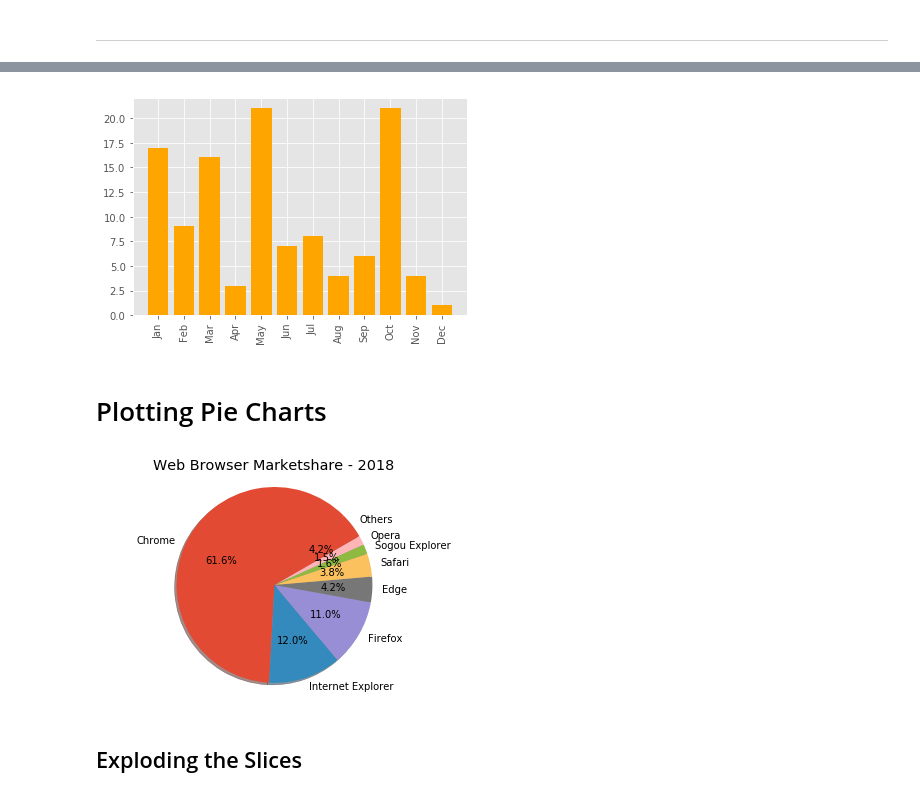
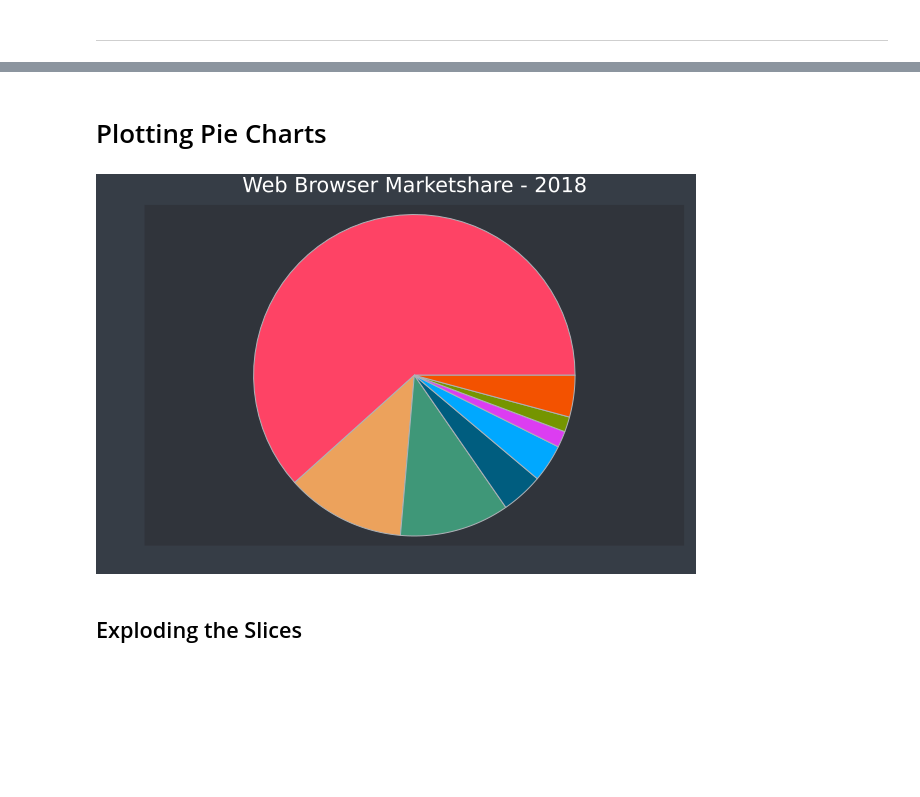
Before and after one commit to setrar/ml, a Jupyter notebook: ISBN-9781119545637/Python Machine Learning Source Code/Chapter 4 - matplotlib.jl.ipynb, the cells around one changed output, grey strips where cells are left out. Saved outputs shown, nothing was run; the diff lists cells and outputs as text; code cells hidden in the pictures; blank space fills up the shorter version.

```diff
--- a/ISBN-9781119545637/Python Machine Learning Source Code/Chapter 4 - matplotlib.jl.ipynb
+++ b/ISBN-9781119545637/Python Machine Learning Source Code/Chapter 4 - matplotlib.jl.ipynb
@@ -195,16 +197,3 @@ plt.show()
-# %%
-%matplotlib inline
-import matplotlib.pyplot as plt
-
-rainfall = [17,9,16,3,21,7,8,4,6,21,4,1]
-months = ['Jan','Feb','Mar','Apr','May','Jun',
-          'Jul','Aug','Sep','Oct','Nov','Dec']
-
-plt.bar(range(len(rainfall)), rainfall, align='center', color='orange' )
-plt.xticks(range(len(rainfall)), months, rotation='vertical')
-plt.show()
-# %% [output]
-[figure, removed]
 # %% [markdown]
 # Plotting Pie Charts
 # %%
@@ -214,28 +203,27 @@ marketshare = [61.64, 11.98, 11.02, 4.23, 3.79, 1.63, 1.52, 4.19]
-# %%
-%matplotlib inline
-import matplotlib.pyplot as plt
-
-labels      = ["Chrome", "Internet Explorer",
-               "Firefox", "Edge","Safari",
-               "Sogou Explorer","Opera","Others"]
-
-marketshare = [61.64, 11.98, 11.02, 4.23, 3.79, 1.63, 1.52, 4.19]
-explode     = (0,0,0,0,0,0,0,0)
-
-plt.pie(marketshare,
-        explode = explode,  # fraction of the radius with which to offset each wedge
-        labels = labels,
-        autopct="%.1f%%",   # string or function used to label the wedges with
-                            # their numeric value
-        shadow=True,
-        startangle=45)      # rotates the start of the pie chart by angle degrees
-                            # counterclockwise from the x-axis
-
-plt.axis("equal")           # turns off the axis lines and labels
-plt.title("Web Browser Marketshare - 2018")
-plt.show()
-# %% [output]
-[figure, removed]
+# %%
+theme(:dark)  # Apply the ggplot theme
+
+p = pie(labels, marketshare;
+    title="Web Browser Marketshare - 2018"
+    , legend=:false # Hides the legend, use :right or :best to place it
+    , explode=[0 for _ in labels] # Explode slices, here no slice is exploded
+    , autopct="%0.1f%%" # Auto percentage formatting
+    , shadow=true # Adds shadow for a 3D effect
+    , startangle=45
+) # Rotates the start of the pie chart
+
+# Calculate percentages for annotations
+total = sum(marketshare)
+percentages = [(ms / total * 100) for ms in marketshare]
+
+# Annotate with percentages
+for (i, (label, pct)) in enumerate(zip(labels, percentages))
+    annotate!([(i, pct, string(round(pct, digits=1), "%"))])
+end
+
+display(p)
+# %% [output]
+[figure, added]
 # %% [markdown]
 ## Exploding the Slices
 # %%
```
Also changed, not shown: parts of 9 cells of this notebook.
